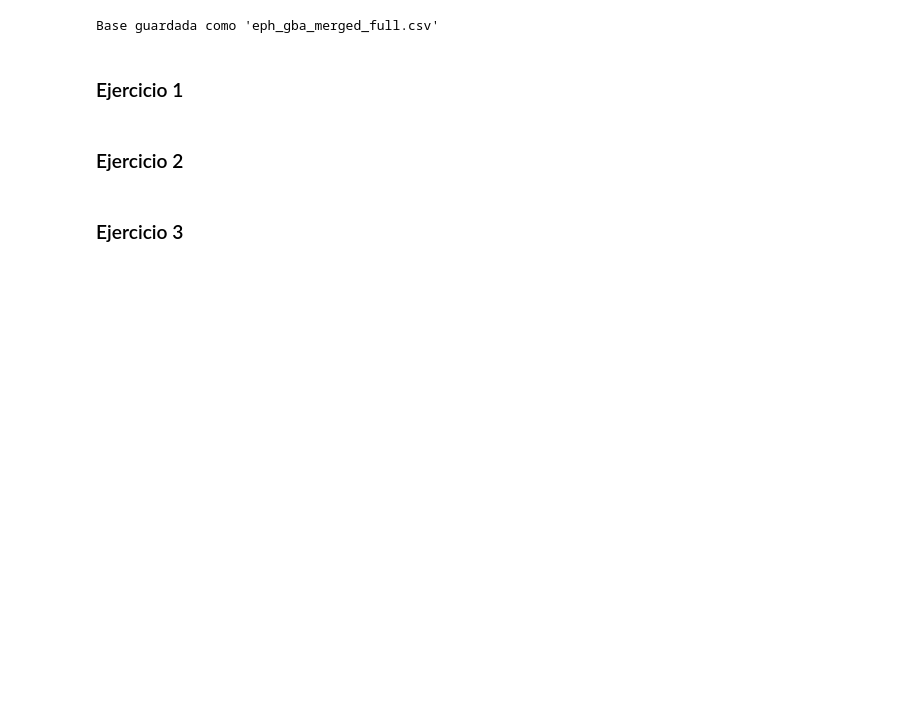
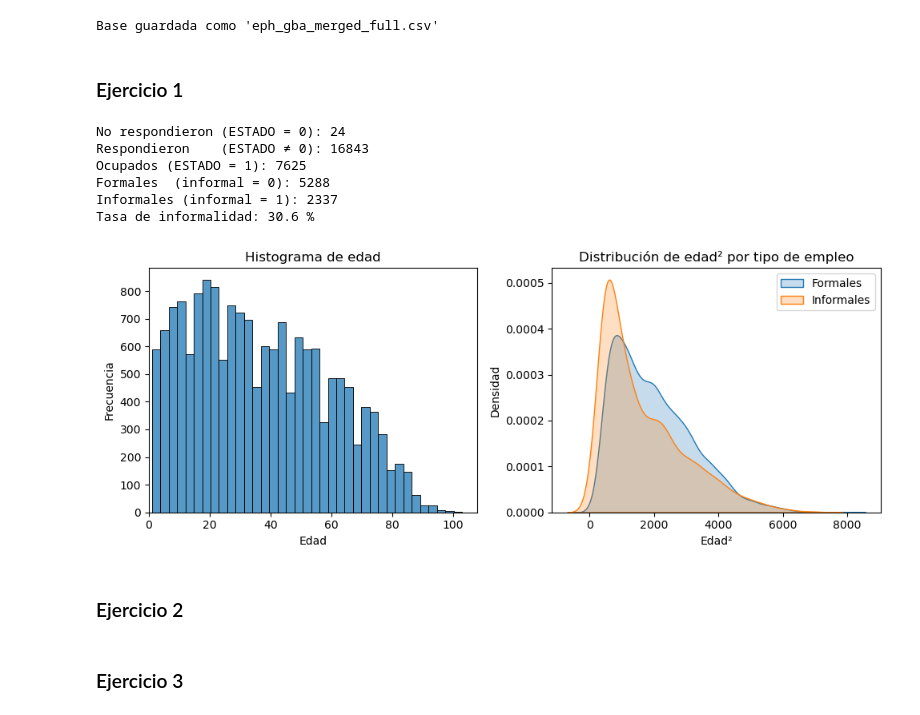
Before and after one commit to MariaFlorenciaPascale/E337_Grupo1, a Jupyter notebook: TP2/E337_Grupo1_TP2.ipynb, the cells around one changed output. Cells and saved outputs as stored; diff of their text form; code cells hidden in the pictures; blank space fills up the shorter version.

Commit message:
resolución ejercicio 1 parte 1

```diff
--- a/TP2/E337_Grupo1_TP2.ipynb
+++ b/TP2/E337_Grupo1_TP2.ipynb
@@ -195,6 +278,70 @@ print("\nBase guardada como 'eph_gba_merged_full.csv'")
 Base guardada como 'eph_gba_merged_full.csv'
 # %% [markdown]
 ### Ejercicio 1
+# %%
+df_eph_GBA = pd.read_csv('eph_gba_merged_full.csv')
+# %%
+df_eph_GBA["edad2"] = (df_eph_GBA["CH06"])**2
+# %%
+# Para esta parte, reutilizaremos el código del TP1.
+
+norespondieron = df_eph_GBA [df_eph_GBA['ESTADO'] == 0].copy()
+respondieron   =df_eph_GBA [df_eph_GBA['ESTADO'] != 0].copy()
+
+print("No respondieron (ESTADO = 0):", len(norespondieron))
+print("Respondieron    (ESTADO ≠ 0):", len(respondieron))
+
+ocupados = respondieron[respondieron['ESTADO'] == 1].copy()
+
+print("Ocupados (ESTADO = 1):", len(ocupados))
+
+ocupados['informal'] = 0
+
+ocupados.loc[(ocupados['CAT_OCUP'] == 3) & (ocupados['PP07H'] == 2), 'informal'] = 1
+ocupados.loc[ocupados['CAT_OCUP'] == 4, 'informal'] = 1
+
+print("Formales  (informal = 0):", (ocupados['informal'] == 0).sum())
+print("Informales (informal = 1):", (ocupados['informal'] == 1).sum())
+print("Tasa de informalidad:", round((ocupados['informal'] == 1).sum() / len(ocupados) * 100, 1), "%")
+# %% [output]
+No respondieron (ESTADO = 0): 24
+Respondieron    (ESTADO ≠ 0): 16843
+Ocupados (ESTADO = 1): 7625
+Formales  (informal = 0): 5288
+Informales (informal = 1): 2337
+Tasa de informalidad: 30.6 %
+# %%
+# Ahora, realizaremos el histograma  de la variable edad en un panel A, y la distribución de kernels para los trabajadores formales e informales en un panel B.
+
+data_edad = df_eph_GBA["CH06"]
+data_edad2 = df_eph_GBA["edad2"]
+fig, axes = plt.subplots(1, 2, figsize=(10, 4))
+
+sns.histplot(data_edad, ax=axes[0])
+axes[0].set_xlim(left=0)
+axes[0].set_title("Histograma de edad")
+
+
+axes[0].set_xlabel("Edad")
+axes[0].set_ylabel("Frecuencia")
+axes[0].set_xlim(left=0)
+
+
+axes[1].set_title("Densidad de Kernel (KDE)")
+formales = ocupados [ocupados["informal"] == 0]["edad2"]
+informales = ocupados [ocupados["informal"] == 1]["edad2"]
+sns.kdeplot(formales,   fill=True, label="Formales",   ax=axes[1])
+sns.kdeplot(informales, fill=True, label="Informales", ax=axes[1])
+
+axes[1].set_xlabel("Edad²")
+axes[1].set_ylabel("Densidad")
+axes[1].set_title("Distribución de edad² por tipo de empleo")
+axes[1].legend()
+
+plt.tight_layout()
+plt.show()
+# %% [output]
+[figure, added]
 # %% [markdown]
 ### Ejercicio 2
 # %% [markdown]
```
Also changed, not shown: parts of 4 cells of this notebook, 1 other file.
